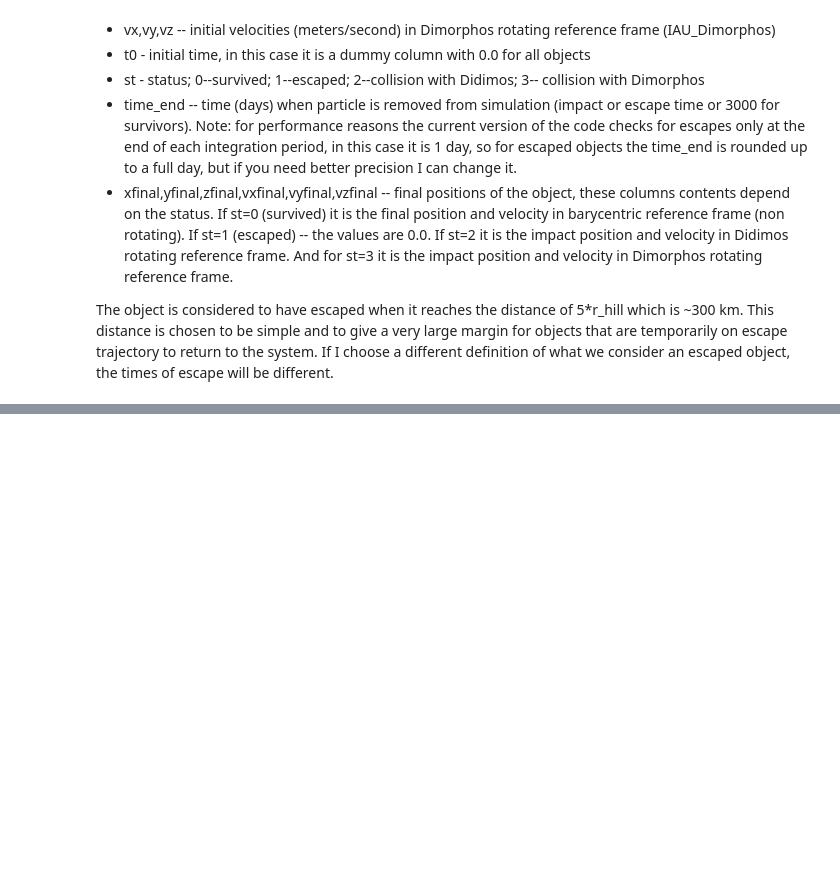
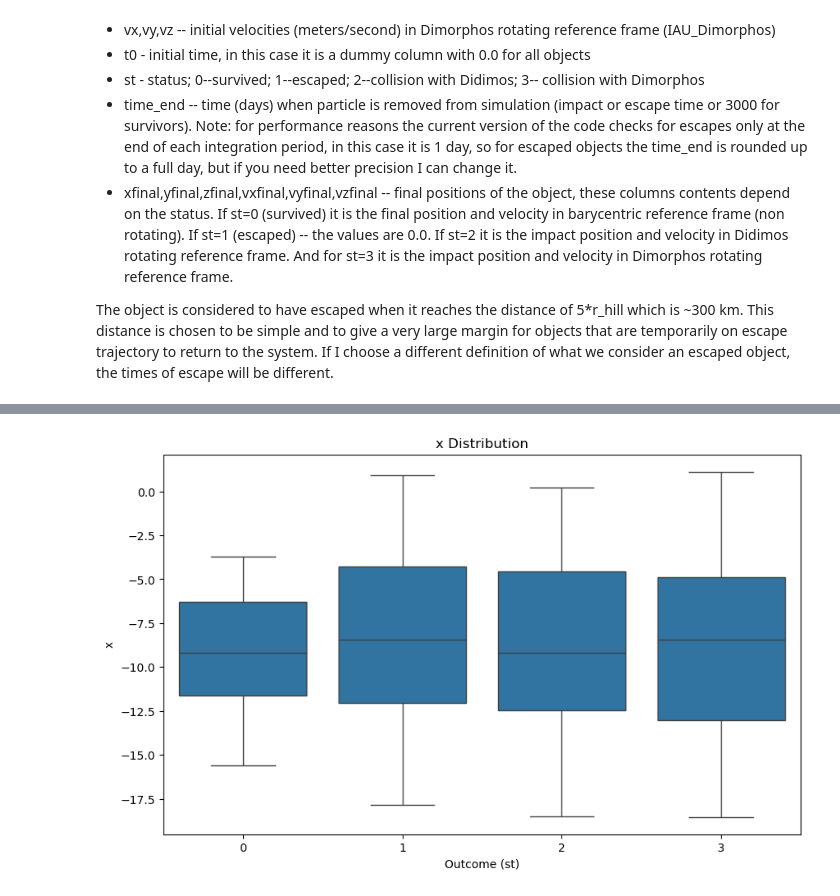
Before and after one commit to LFiaccadori/DART-Ejecta-Fate-Prediction, a Jupyter notebook: notebooks/first_simulation_analysis.ipynb, the cells around one changed output, grey strips where cells are left out. Cells and saved outputs as stored; diff of their text form; code cells hidden in the pictures; blank space fills up the shorter version.

Commit message:
Uploaded Box/Violin Plots and PairPlots

```diff
--- a/notebooks/first_simulation_analysis.ipynb
+++ b/notebooks/first_simulation_analysis.ipynb
@@ -17,7 +17,7 @@ The object is considered to have escaped when it reaches the distance of 5*r_hil
 # %%
 import pandas as pd
 
-dataset_path = '..data/raw/1st_simulation_Langner.csv'
+dataset_path = '../data/raw/1st_simulation_Langner.csv'
 
 try:
     df = pd.read_csv(dataset_path)
@@ -32,0 +54,17 @@ print(df.head())
+# %%
+import matplotlib.pyplot as plt
+import seaborn as sns
+
+#Extract the features from the DataFrame [x, y, z, vx, vy, vz]
+features = ['x', 'y', 'z', 'vx', 'vy', 'vz']
+target = 'st'
+
+#Box Plot for variable 'x'
+plt.figure(figsize=(10, 6))
+sns.boxplot(data=df, x='st', y='x')
+plt.title(f'x Distribution')
+plt.xlabel('Outcome (st)')
+plt.ylabel('x')
+plt.show()
+# %% [output]
+[figure, added]
```
Also changed, not shown: parts of 6 cells of this notebook.
